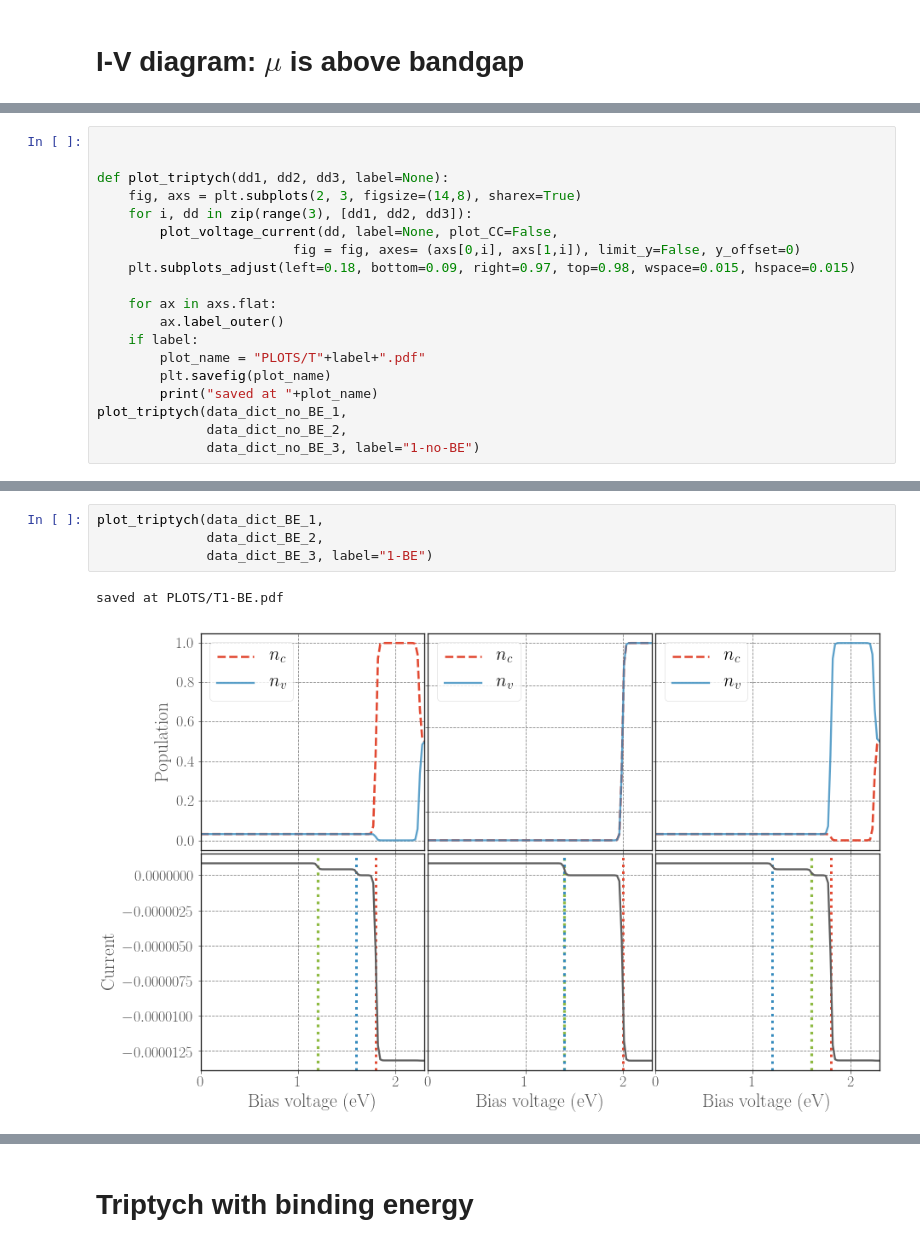
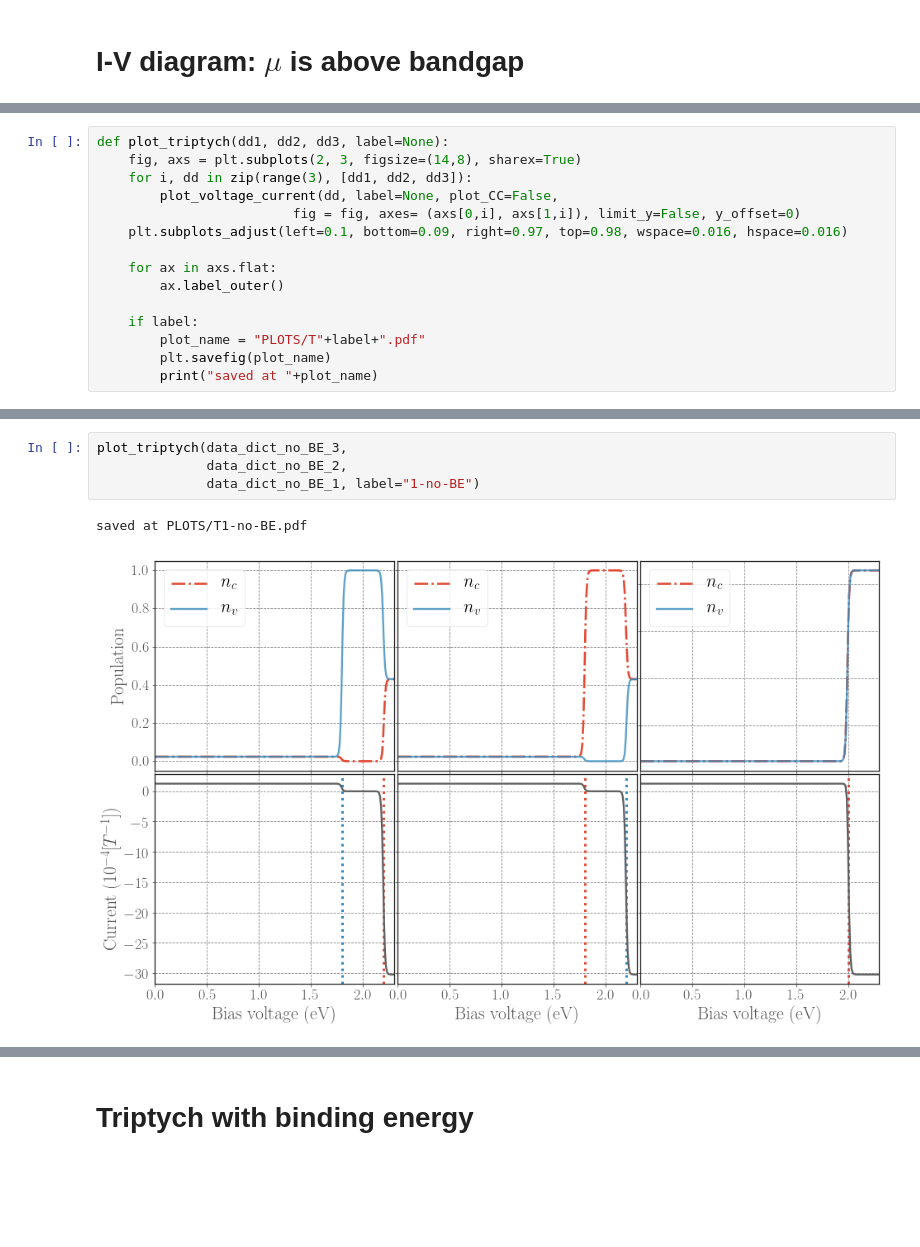
Before and after one commit to HenryMaguire/TLS-photocell-code, a Jupyter notebook: zero_phonon_coupling.ipynb, the cells around one changed output, grey strips where cells are left out. Saved outputs shown, nothing was run; the diff lists cells and outputs as text; blank space fills up the shorter version.

Commit message:
Getting together the first draft of all graphs for the photocell draft. Very nearly there - one final push this evening.

```diff
--- a/zero_phonon_coupling.ipynb
+++ b/zero_phonon_coupling.ipynb
@@ -223,19 +306,15 @@ saved at PLOTS/I-V-pop-below.pdf
 # %%
-
-
 def plot_triptych(dd1, dd2, dd3, label=None):
     fig, axs = plt.subplots(2, 3, figsize=(14,8), sharex=True)
     for i, dd in zip(range(3), [dd1, dd2, dd3]):
         plot_voltage_current(dd, label=None, plot_CC=False,
                          fig = fig, axes= (axs[0,i], axs[1,i]), limit_y=False, y_offset=0)
-    plt.subplots_adjust(left=0.18, bottom=0.09, right=0.97, top=0.98, wspace=0.015, hspace=0.015)
+    plt.subplots_adjust(left=0.1, bottom=0.09, right=0.97, top=0.98, wspace=0.016, hspace=0.016)
 
     for ax in axs.flat:
         ax.label_outer()
+
     if label:
         plot_name = "PLOTS/T"+label+".pdf"
         plt.savefig(plot_name)
         print("saved at "+plot_name)
-plot_triptych(data_dict_no_BE_1,
-              data_dict_no_BE_2,
-              data_dict_no_BE_3, label="1-no-BE")
@@ -245,7 +321,7 @@ saved at PLOTS/T1-no-BE.pdf
 # %%
-plot_triptych(data_dict_BE_1,
-              data_dict_BE_2,
-              data_dict_BE_3, label="1-BE")
+plot_triptych(data_dict_no_BE_3,
+              data_dict_no_BE_2,
+              data_dict_no_BE_1, label="1-no-BE")
 # %% [output]
-saved at PLOTS/T1-BE.pdf
+saved at PLOTS/T1-no-BE.pdf
-[figure, old version]
+[figure, new version]
```
Also changed, not shown: parts of 35 cells of this notebook, 51 other files.
